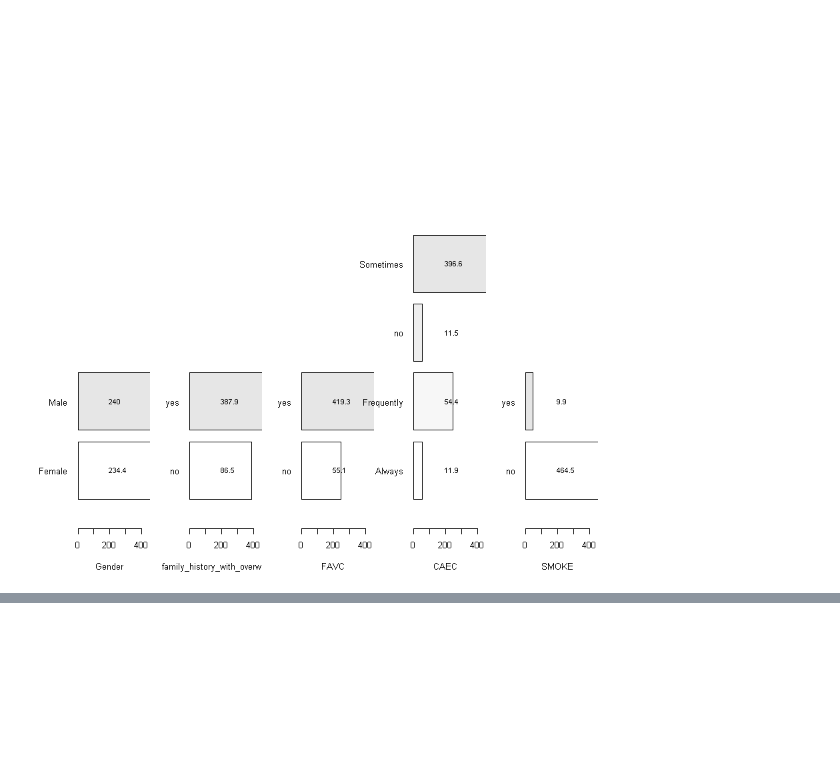
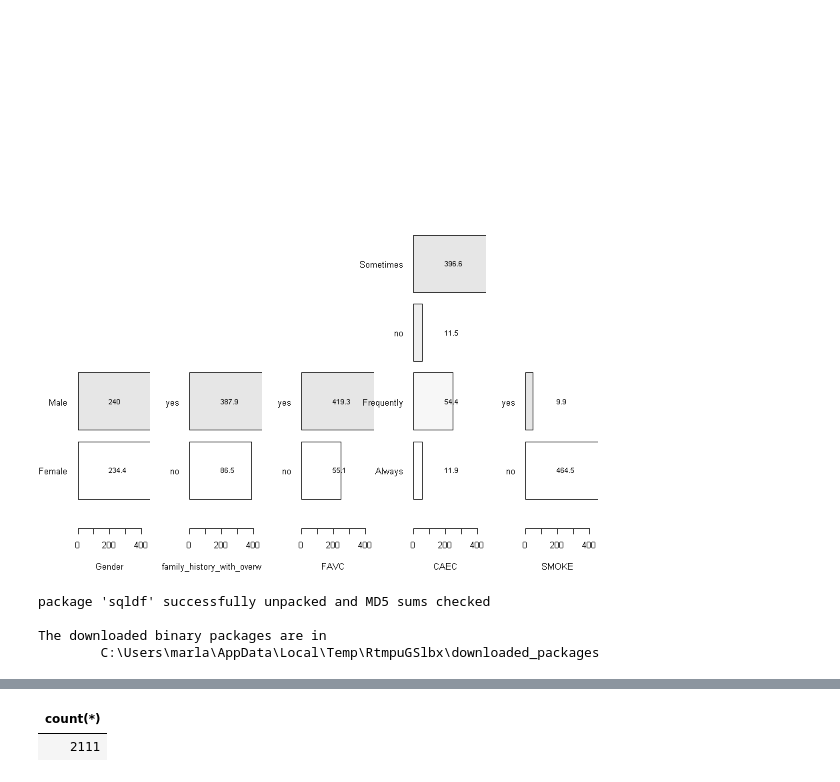
Before and after one commit to marla1990d/Diplomado_Ciencia_Datos, a Jupyter notebook: Tareas/Proyecto_práctico.ipynb, the cells around one changed output, grey strips where cells are left out. Drawn from its saved outputs; the diff is of its cells as text; code cells hidden in the pictures; blank space fills up the shorter version.

```diff
--- a/Tareas/Proyecto_práctico.ipynb
+++ b/Tareas/Proyecto_práctico.ipynb
@@ -85,3 +65,14 @@ cat <- attributes(Obesity[,i])$levels;
 }
 # %% [output]
 [figure]
+# %%
+install.packages("sqldf")
+# %% [output]
+package 'sqldf' successfully unpacked and MD5 sums checked
+
+The downloaded binary packages are in
+        C:\Users\marla\AppData\Local\Temp\RtmpuGSlbx\downloaded_packages
+# %%
+library(sqldf)
+sqldf('select count(*) from Obesity')
+# %% [output]
@@ -87,0 +87,2 @@ cat <- attributes(Obesity[,i])$levels;
+| count(*) |
+| 2111 |
```
Also changed, not shown: parts of 8 cells of this notebook.
